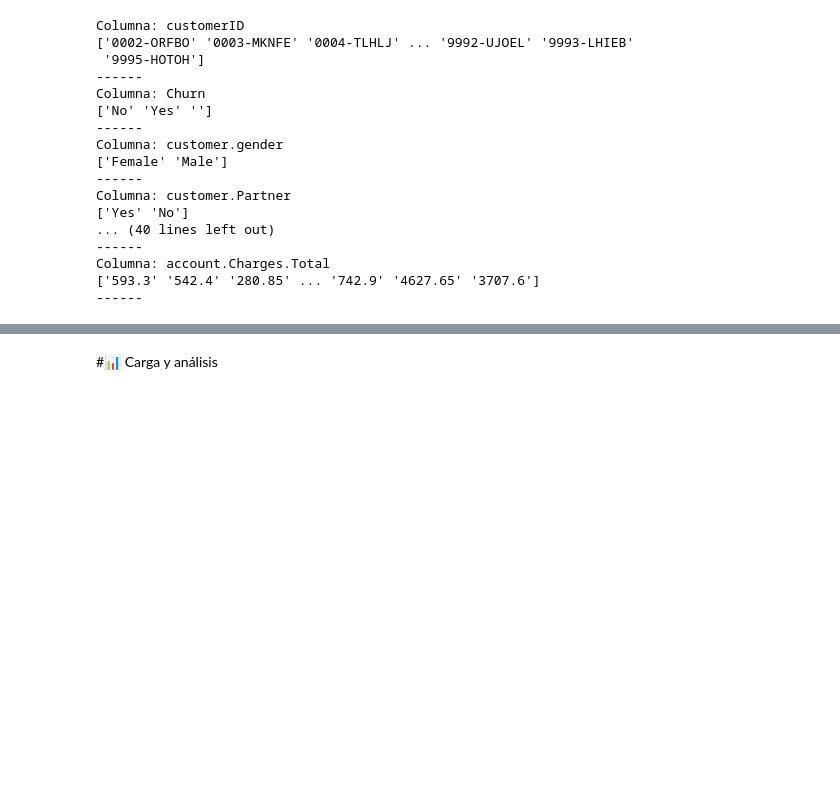
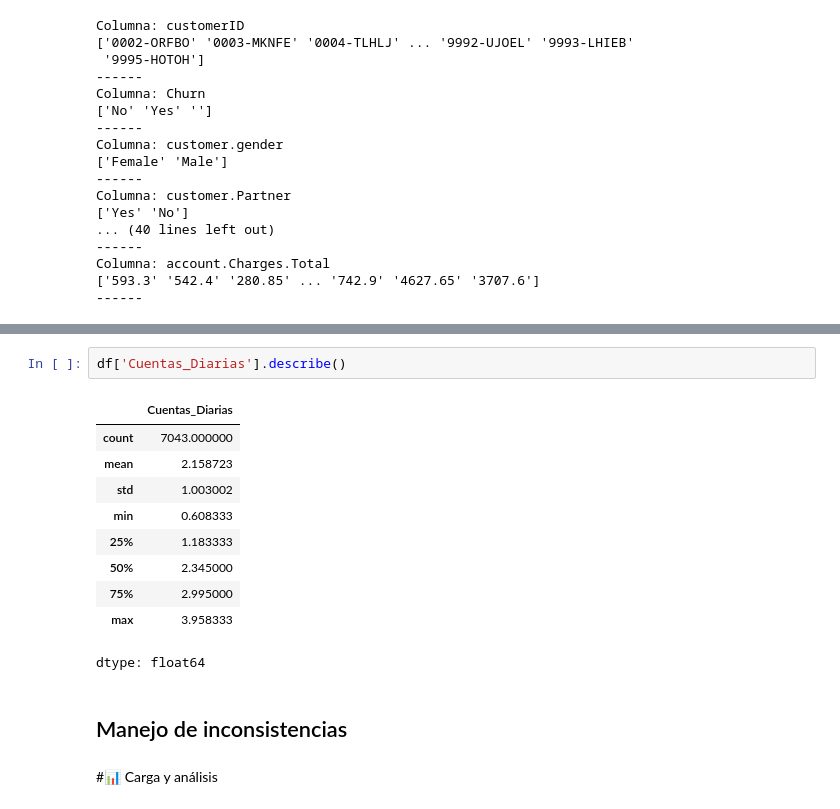
Before and after one commit to epjuarez/alura-challenge-telecomx, a Jupyter notebook: TelecomX_LATAM.ipynb, the cells around one changed output, grey strips where cells are left out. Drawn from its saved outputs; the diff is of its cells as text; blank space fills up the shorter version.

```diff
--- a/TelecomX_LATAM.ipynb
+++ b/TelecomX_LATAM.ipynb
@@ -128,3 +227,18 @@ Columna: account.Charges.Total
+# %%
+df['Cuentas_Diarias'].describe()
+# %% [output]
+|  | Cuentas_Diarias |
+| count | 7043.000000 |
+| mean | 2.158723 |
+| std | 1.003002 |
+| min | 0.608333 |
+| 25% | 1.183333 |
+| 50% | 2.345000 |
+| 75% | 2.995000 |
+| max | 3.958333 |
+dtype: float64
+# %% [markdown]
+## Manejo de inconsistencias
 # %% [markdown]
 #📊 Carga y análisis
 # %% [markdown]
```
Also changed, not shown: parts of 20 cells of this notebook.
